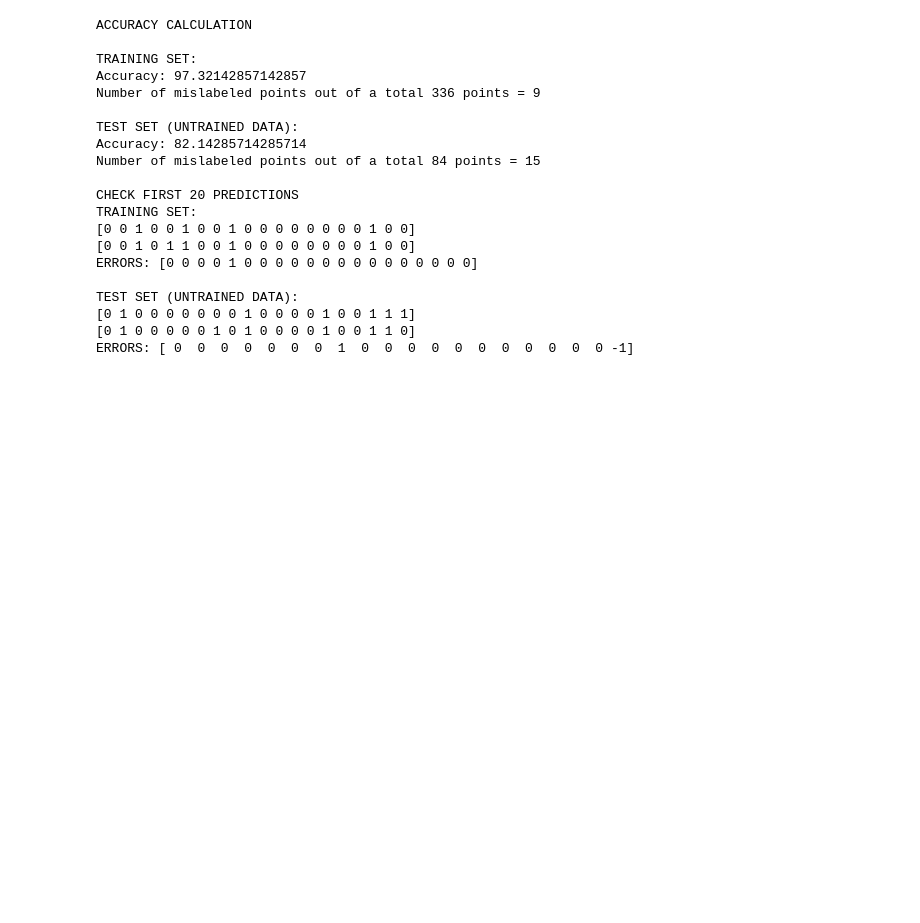
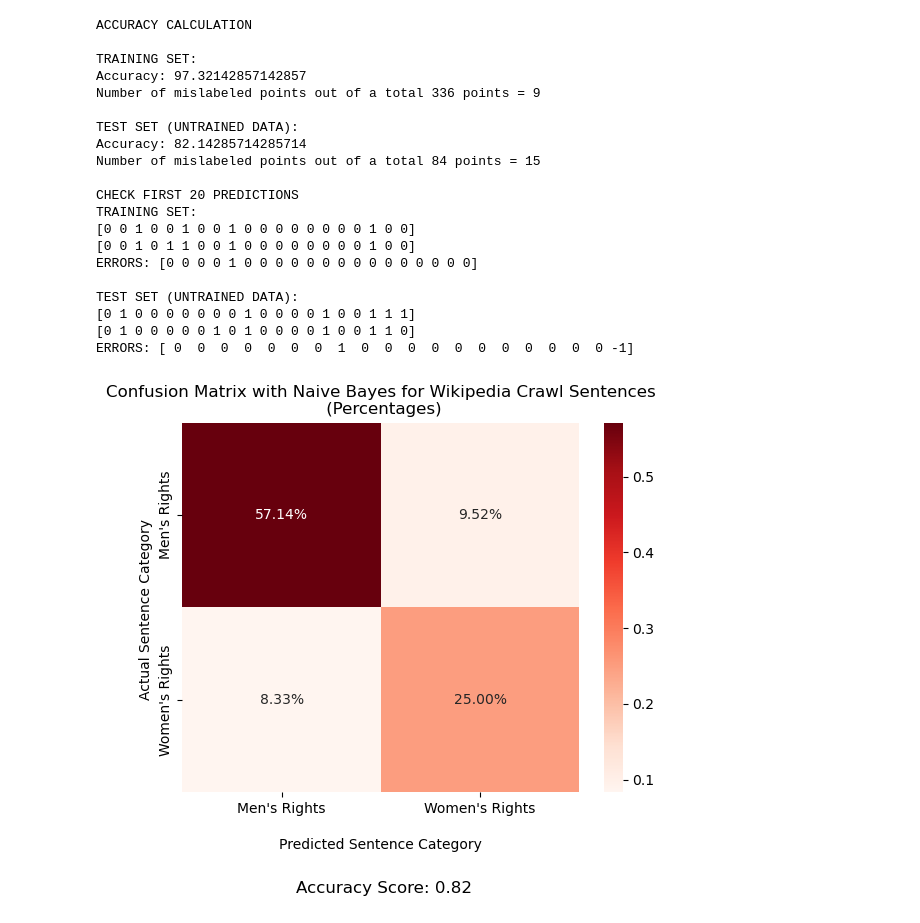
Before and after one commit to anly501/anly-501-project-5cminsuhlim, a Jupyter notebook: codes/03-naive-bayes/nb_py.ipynb, the cells around one changed output. Drawn from its saved outputs; the diff is of its cells as text; code cells hidden in the pictures; blank space fills up the shorter version.

```diff
--- a/codes/03-naive-bayes/nb_py.ipynb
+++ b/codes/03-naive-bayes/nb_py.ipynb
@@ -147,3 +148,26 @@ TEST SET (UNTRAINED DATA):
 [0 1 0 0 0 0 0 0 0 1 0 0 0 0 1 0 0 1 1 1]
 [0 1 0 0 0 0 0 1 0 1 0 0 0 0 1 0 0 1 1 0]
 ERRORS: [ 0  0  0  0  0  0  0  1  0  0  0  0  0  0  0  0  0  0  0 -1]
+# %%
+# ref: https://www.stackvidhya.com/plot-confusion-matrix-in-python-and-why/#:~:text=You%20can%20create%20the%20confusion,False%20Negatives%2C%20and%20True%20negatives.
+y_pred = model.predict(x_test)
+accuracy_score = accuracy_score(y_test,y_pred)
+cm = confusion_matrix(y_test, y_pred)
+
+# Confusion Matrix (percentages)
+ax = sns.heatmap(cm / np.sum(cm), annot=True, fmt='.2%', cmap='Reds')
+
+ax.set_title('Confusion Matrix with Naive Bayes for Wikipedia Crawl Sentences\n (Percentages)')
+ax.set_xlabel('\nPredicted Sentence Category')
+ax.set_ylabel('Actual Sentence Category ')
+
+## Ticket labels - List must be in alphabetical order
+ax.xaxis.set_ticklabels(["Men's Rights", "Women's Rights"])
+ax.yaxis.set_ticklabels(["Men's Rights", "Women's Rights"])
+txt="Accuracy Score: {:0.2f}".format(accuracy_score)
+plt.figtext(0.44, -.1, txt, wrap=True, horizontalalignment='center', fontsize=12)
+
+## Display the visualization of the Confusion Matrix.
+plt.show()
+# %% [output]
+[figure, added]
```
Also changed, not shown: parts of 2 cells of this notebook, 9 other files.
